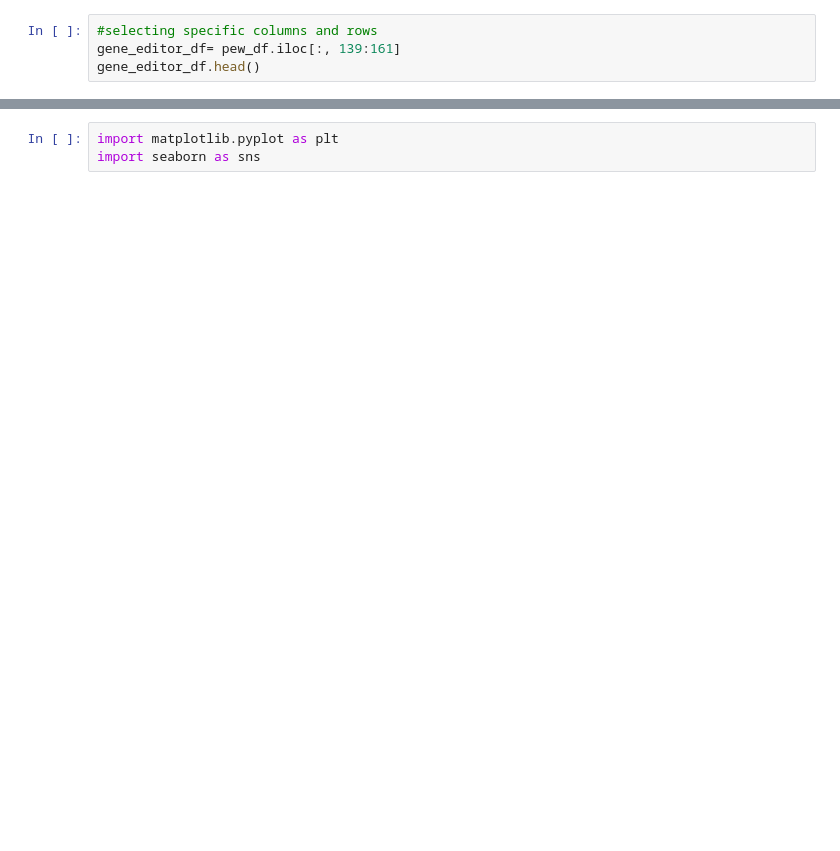
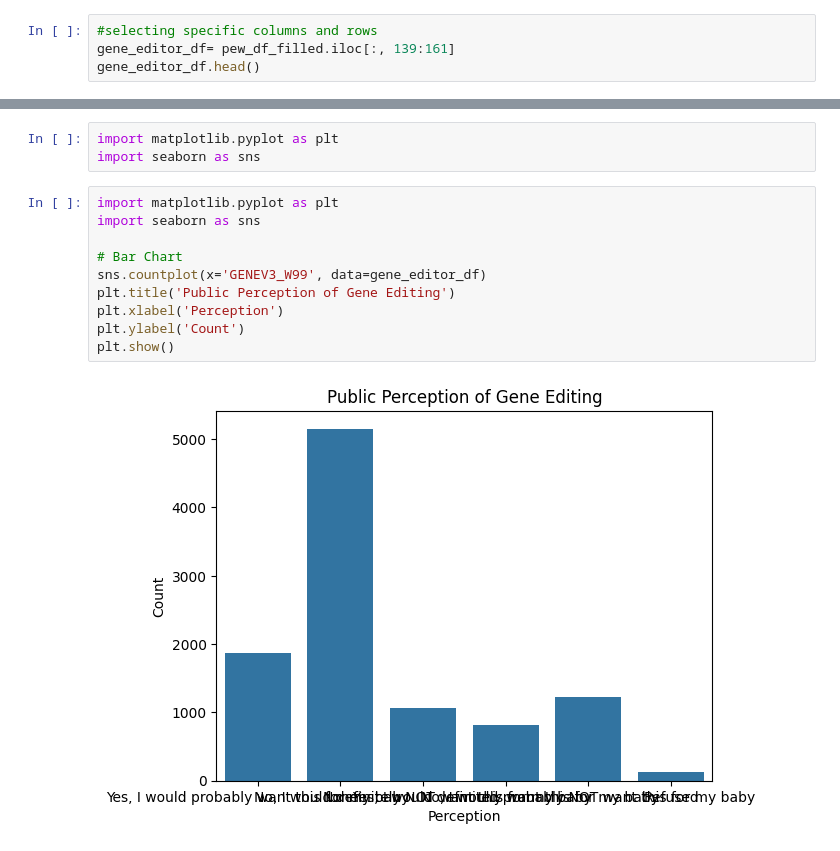
Before and after one commit to NazilaNajmul/schulich_data_science, a Jupyter notebook: MMAI-5000 PJ1.ipynb, the cells around one changed output, grey strips where cells are left out. Saved outputs shown, nothing was run; the diff lists cells and outputs as text; blank space fills up the shorter version.

```diff
--- a/MMAI-5000 PJ1.ipynb
+++ b/MMAI-5000 PJ1.ipynb
@@ -231,6 +230,6 @@ Very excited                    18.321801
 dtype: float64
 # %%
 #selecting specific columns and rows
-gene_editor_df= pew_df.iloc[:, 139:161]
+gene_editor_df= pew_df_filled.iloc[:, 139:161]
 gene_editor_df.head()
 # %% [output]
@@ -276,3 +275,15 @@ dtype: float64
 # %%
 import matplotlib.pyplot as plt
 import seaborn as sns
+# %%
+import matplotlib.pyplot as plt
+import seaborn as sns
+
+# Bar Chart
+sns.countplot(x='GENEV3_W99', data=gene_editor_df)
+plt.title('Public Perception of Gene Editing')
+plt.xlabel('Perception')
+plt.ylabel('Count')
+plt.show()
+# %% [output]
+[figure, added]
```
Also changed, not shown: parts of 35 cells of this notebook.
